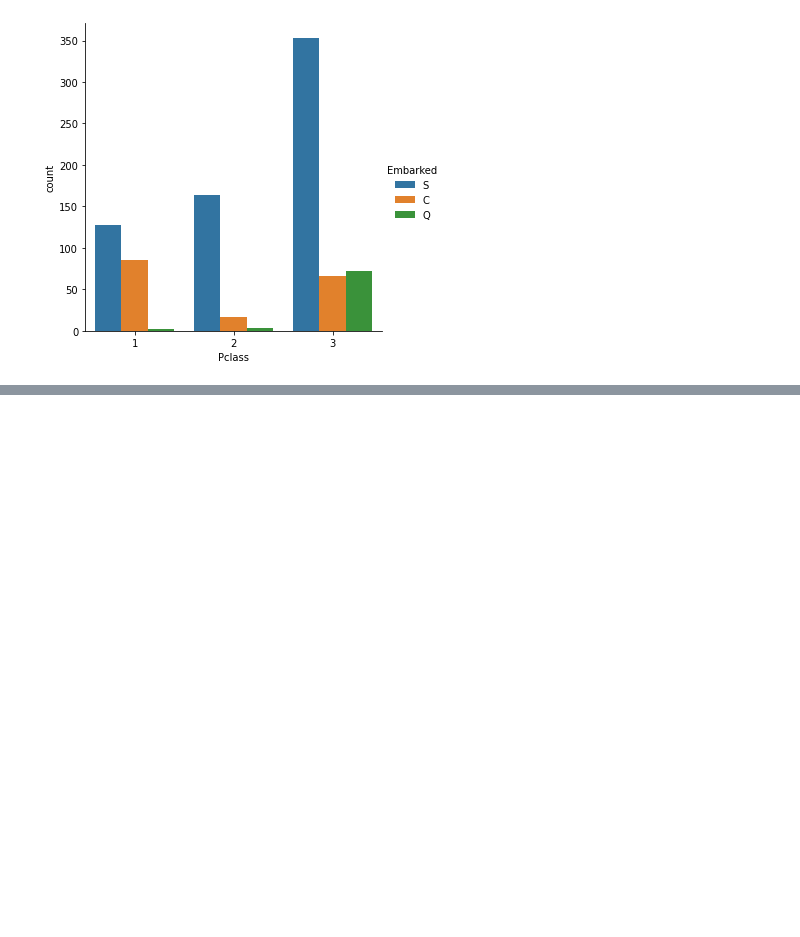
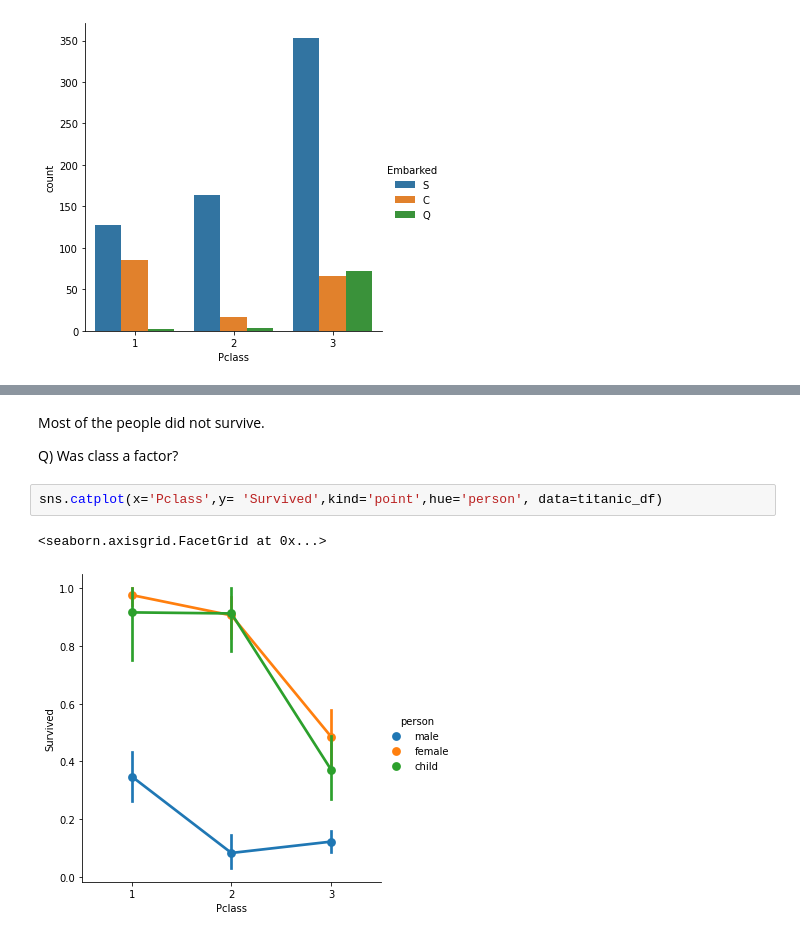
Before and after one commit to Atlas28625/Data-Handling, a Jupyter notebook: Titanic_Project.ipynb, the cells around one changed output, grey strips where cells are left out. Drawn from its saved outputs; the diff is of its cells as text; blank space fills up the shorter version.

```diff
--- a/Titanic_Project.ipynb
+++ b/Titanic_Project.ipynb
@@ -226,0 +294,9 @@ sns.catplot(data=titanic_df, x='Pclass',kind="count", hue='Embarked')
+# %% [markdown]
+Most of the people did not survive.
+
+Q) Was class a factor?
+# %%
+sns.catplot(x='Pclass',y= 'Survived',kind='point',hue='person', data=titanic_df)
+# %% [output]
+<seaborn.axisgrid.FacetGrid at 0x...>
+[figure, added]
```
Also changed, not shown: parts of 17 cells of this notebook, 2 other files.
